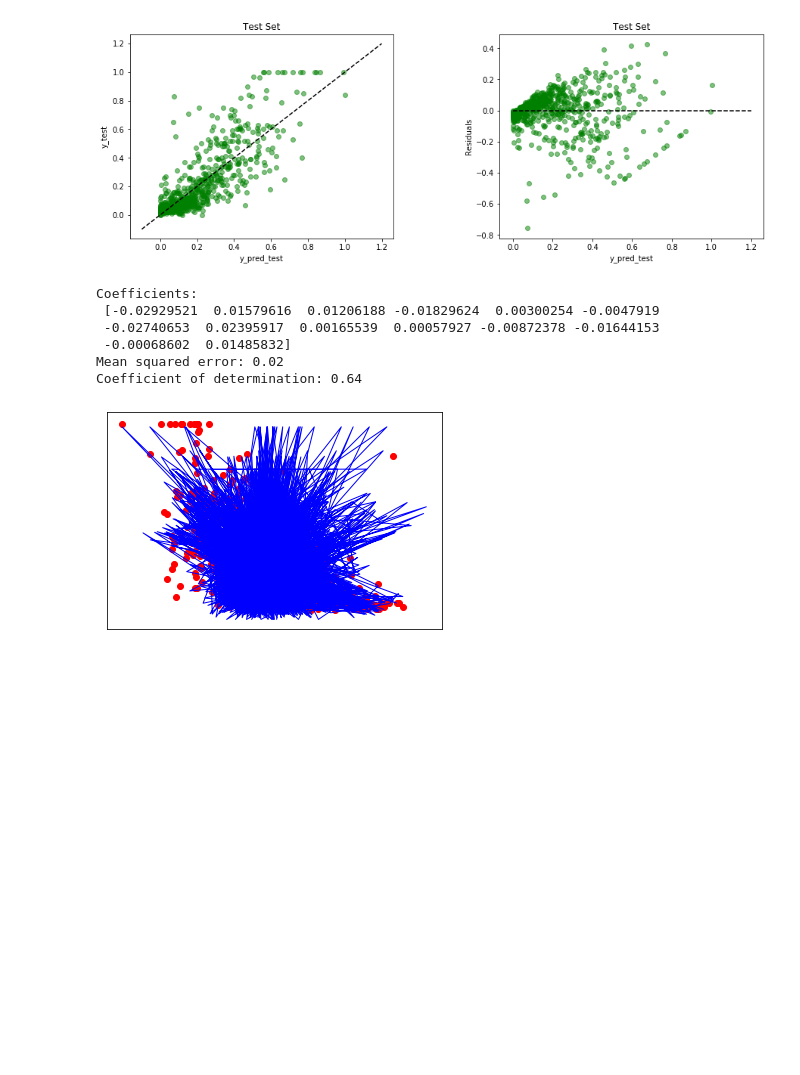
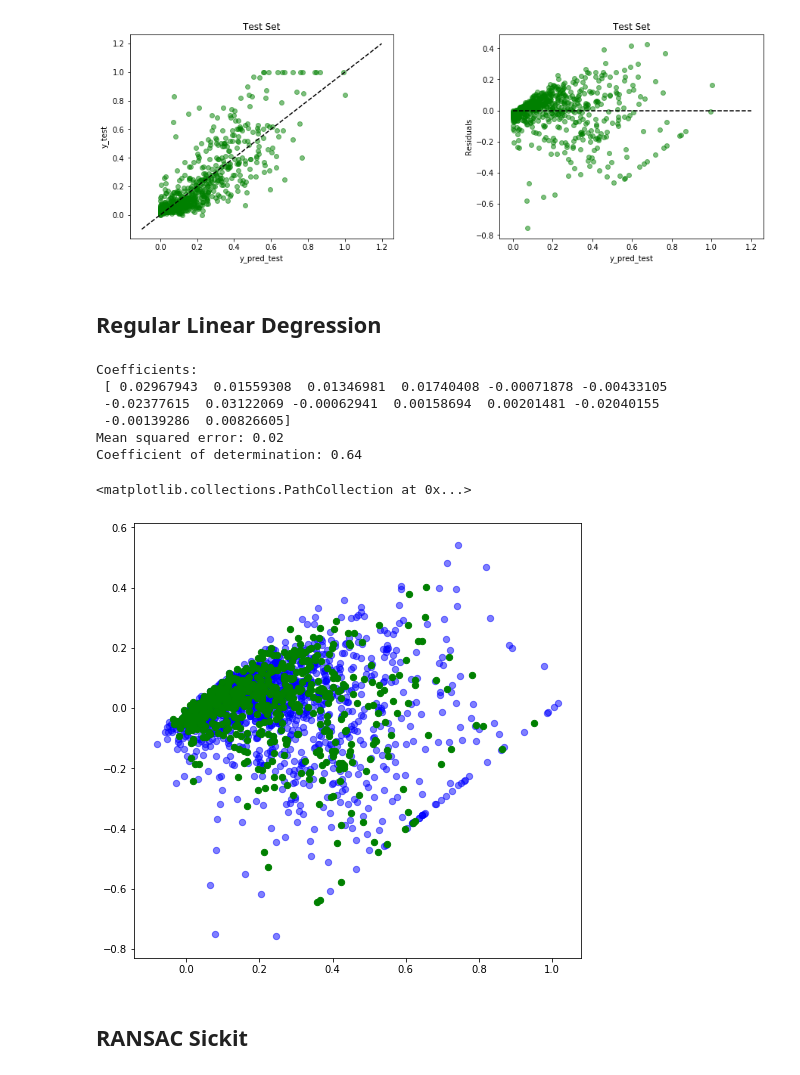
Before and after one commit to LpineA/data_analysis_project_communities, a Jupyter notebook: Edouard.ipynb, the cells around one changed output. Cells and saved outputs as stored; diff of their text form; code cells hidden in the pictures; blank space fills up the shorter version.

```diff
--- a/Edouard.ipynb
+++ b/Edouard.ipynb
@@ -214,57 +218,49 @@ MSE: 0.0196
 MAE: 0.0962
 rms: 0.1417
 [figure]
+# %% [markdown]
+## Regular Linear Degression
 # %%
+#https://scikit-learn.org/stable/auto_examples/linear_model/plot_ols.html
+
 import matplotlib.pyplot as plt
 import numpy as np
 from sklearn import datasets, linear_model
 from sklearn.metrics import mean_squared_error, r2_score
 
-# Load the diabetes dataset
-#diabetes_X, diabetes_y = datasets.load_diabetes(return_X_y=True)
-
-# Use only one feature
-#diabetes_X = diabetes_X[:, np.newaxis, 2]
-
-# Split the data into training/testing sets
-#diabetes_X_train = diabetes_X[:-20]
-#diabetes_X_test = diabetes_X[-20:]
-
-# Split the targets into training/testing sets
-#diabetes_y_train = diabetes_y[:-20]
-#diabetes_y_test = diabetes_y[-20:]
 
 # Create linear regression object
 regr = linear_model.LinearRegression()
 
 # Train the model using the training sets
 regr.fit(X_train, y_train)
 
 # Make predictions using the testing set
 y_pred = regr.predict(X_test)
 
 # The coefficients
 print('Coefficients: \n', regr.coef_)
 # The mean squared error
 print('Mean squared error: %.2f'
       % mean_squared_error(y_test, y_pred))
 # The coefficient of determination: 1 is perfect prediction
 print('Coefficient of determination: %.2f'
       % r2_score(y_test, y_pred))
 
-# Plot outputs
-plt.scatter(X_test[:,0], y_test,  color='red')
-plt.plot(X_test, y_pred, color='blue', linewidth=1)
 
-plt.xticks(())
-plt.yticks(())
+##https://stats.stackexchange.com/questions/310766/dealing-with-outliers-with-linear-regression
 
-plt.show()
+plt.figure(figsize=(8, 8))
+plt.scatter(y_train_predict, y_train_predict - y_train, c='b', s=40, alpha=0.5)
+plt.scatter(y_test_predict, y_test_predict - y_test, c = 'g', s=40)
 # %% [output]
 Coefficients:
- [-0.02929521  0.01579616  0.01206188 -0.01829624  0.00300254 -0.0047919
- -0.02740653  0.02395917  0.00165539  0.00057927 -0.00872378 -0.01644153
- -0.00068602  0.01485832]
+ [ 0.02967943  0.01559308  0.01346981  0.01740408 -0.00071878 -0.00433105
+ -0.02377615  0.03122069 -0.00062941  0.00158694  0.00201481 -0.02040155
+ -0.00139286  0.00826605]
 Mean squared error: 0.02
 Coefficient of determination: 0.64
+<matplotlib.collections.PathCollection at 0x...>
-[figure, old version]
+[figure, new version]
+# %% [markdown]
+## RANSAC Sickit
```
Also changed, not shown: parts of 3 cells of this notebook.
